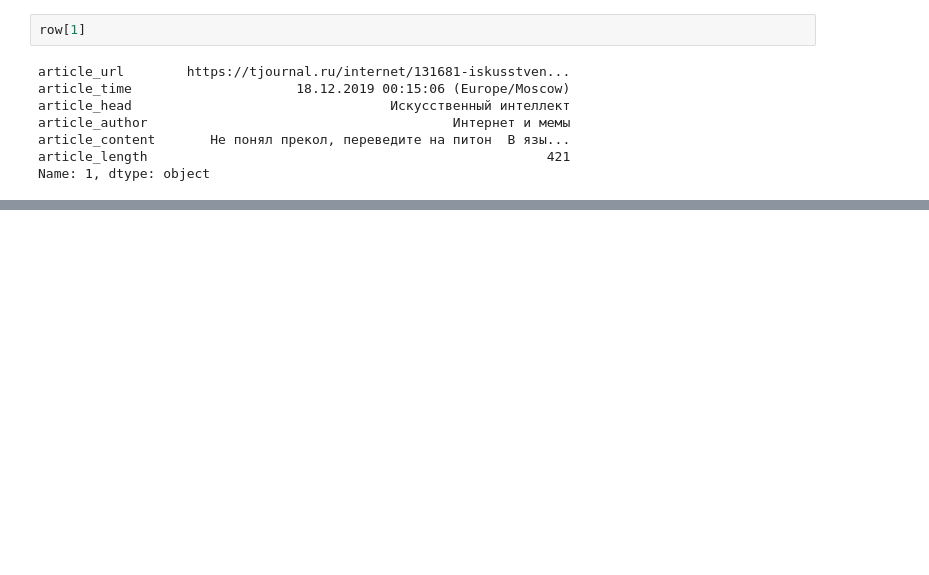
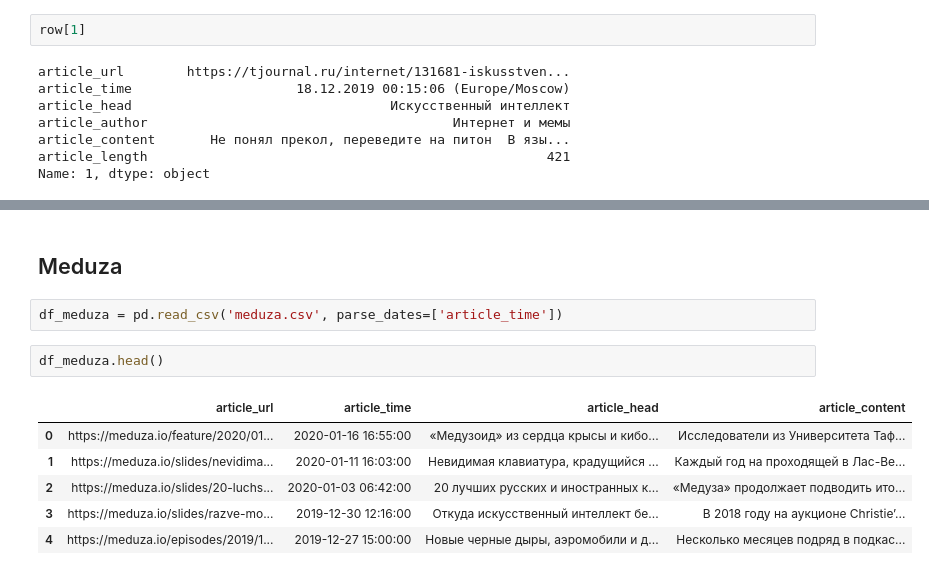
Before and after one commit to Polad27/diploma, a Jupyter notebook: EDA.ipynb, the cells around one changed output, grey strips where cells are left out. Drawn from its saved outputs; the diff is of its cells as text; blank space fills up the shorter version.

```diff
--- a/EDA.ipynb
+++ b/EDA.ipynb
@@ -55,3 +63,16 @@ https://tjournal.ru/flood/15308-mashinnoe-obuchenie-pomozhet-prognozirovat-voenn
 
 
 next
+# %% [markdown]
+## Meduza
+# %%
+df_meduza = pd.read_csv('meduza.csv', parse_dates=['article_time'])
+# %%
+df_meduza.head()
+# %% [output]
+|  | article_url | article_time | article_head | article_content |
+| 0 | https://meduza.io/feature/2020/01... | 2020-01-16 16:55:00 | «Медузоид» из сердца крысы и кибо... | Исследователи из Университета Таф... |
+| 1 | https://meduza.io/slides/nevidima... | 2020-01-11 16:03:00 | Невидимая клавиатура, крадущийся ... | Каждый год на проходящей в Лас-Ве... |
+| 2 | https://meduza.io/slides/20-luchs... | 2020-01-03 06:42:00 | 20 лучших русских и иностранных к... | «Медуза» продолжает подводить ито... |
+| 3 | https://meduza.io/slides/razve-mo... | 2019-12-30 12:16:00 | Откуда искусственный интеллект бе... | В 2018 году на аукционе Christieʼ... |
+| 4 | https://meduza.io/episodes/2019/1... | 2019-12-27 15:00:00 | Новые черные дыры, аэромобили и д... | Несколько месяцев подряд в подкас... |
```
Also changed, not shown: parts of 16 cells of this notebook, 5 other files.
